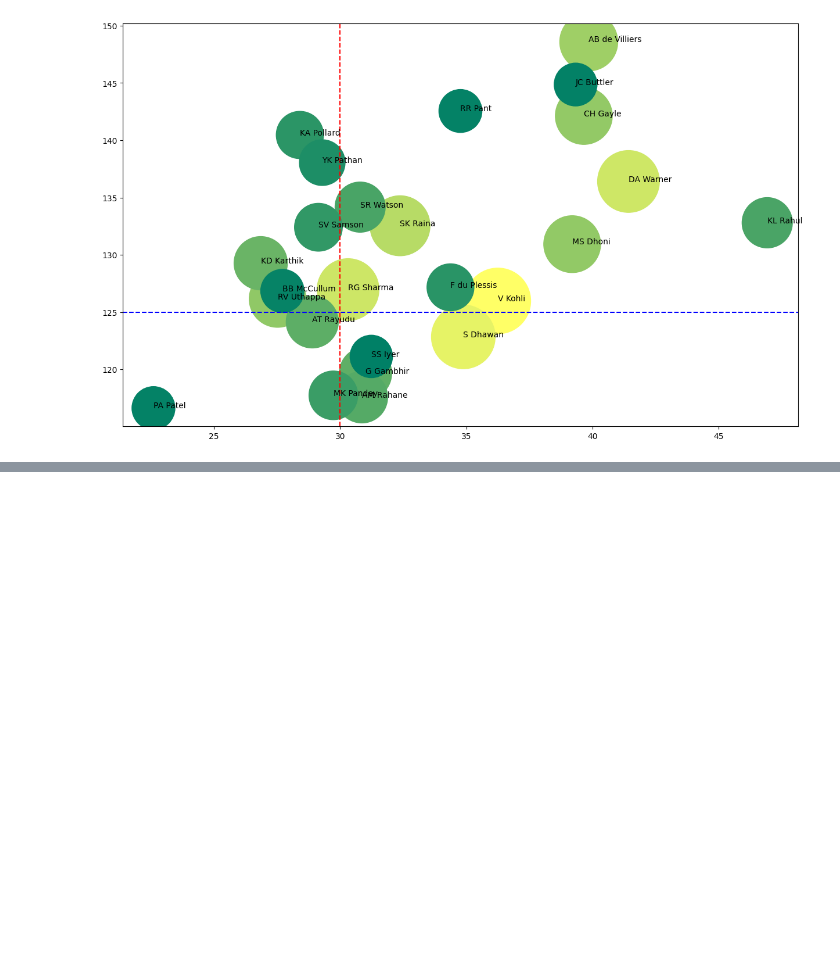
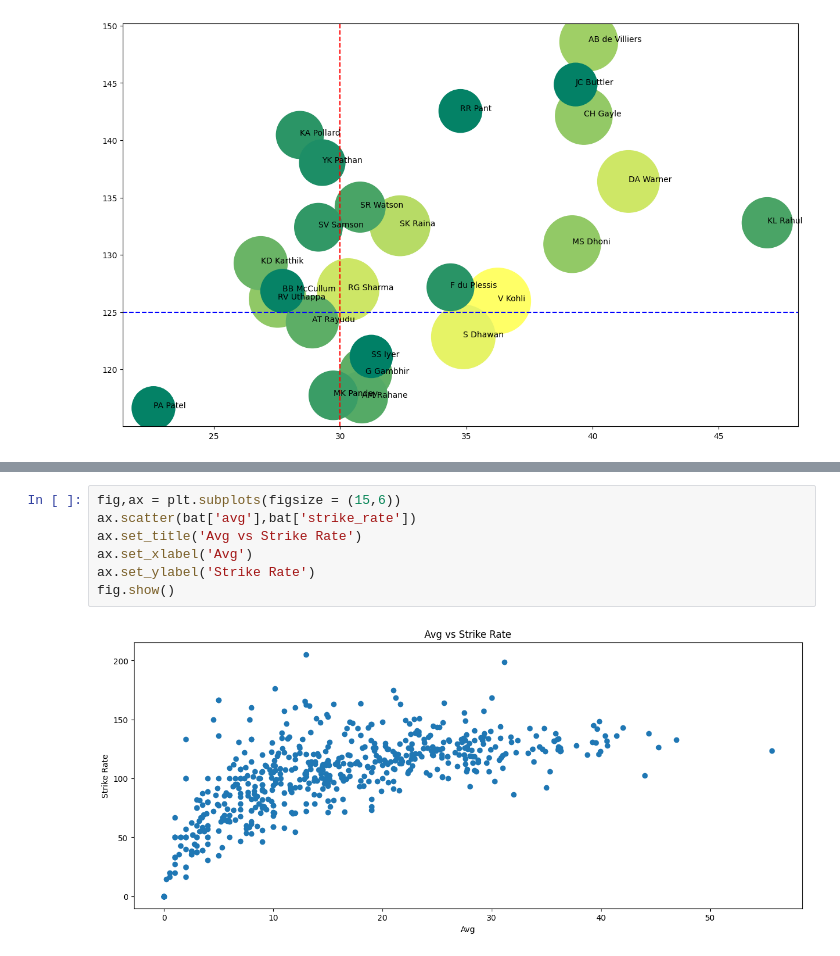
Before and after one commit to tayyabeh/AI-Practice, a Jupyter notebook: Matplotlib/matplot_fundamentals.ipynb, the cells around one changed output, grey strips where cells are left out. Saved outputs shown, nothing was run; the diff lists cells and outputs as text; blank space fills up the shorter version.

Commit message:
adnvanced plotting with matplotlib

```diff
--- a/Matplotlib/matplot_fundamentals.ipynb
+++ b/Matplotlib/matplot_fundamentals.ipynb
@@ -424,0 +441,9 @@ for i in range(sample.shape[0]):
+# %%
+fig,ax = plt.subplots(figsize = (15,6))
+ax.scatter(bat['avg'],bat['strike_rate'])
+ax.set_title('Avg vs Strike Rate')
+ax.set_xlabel('Avg')
+ax.set_ylabel('Strike Rate')
+fig.show()
+# %% [output]
+[figure, added]
```
Also changed, not shown: parts of 41 cells of this notebook.
